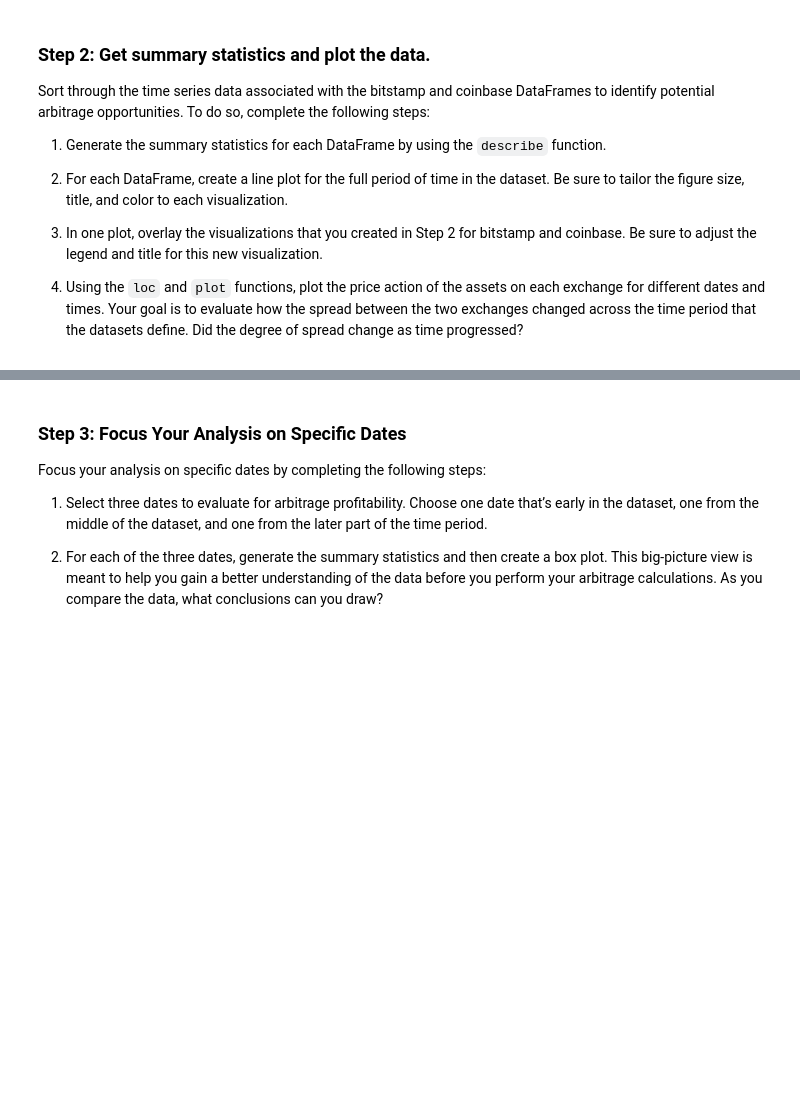
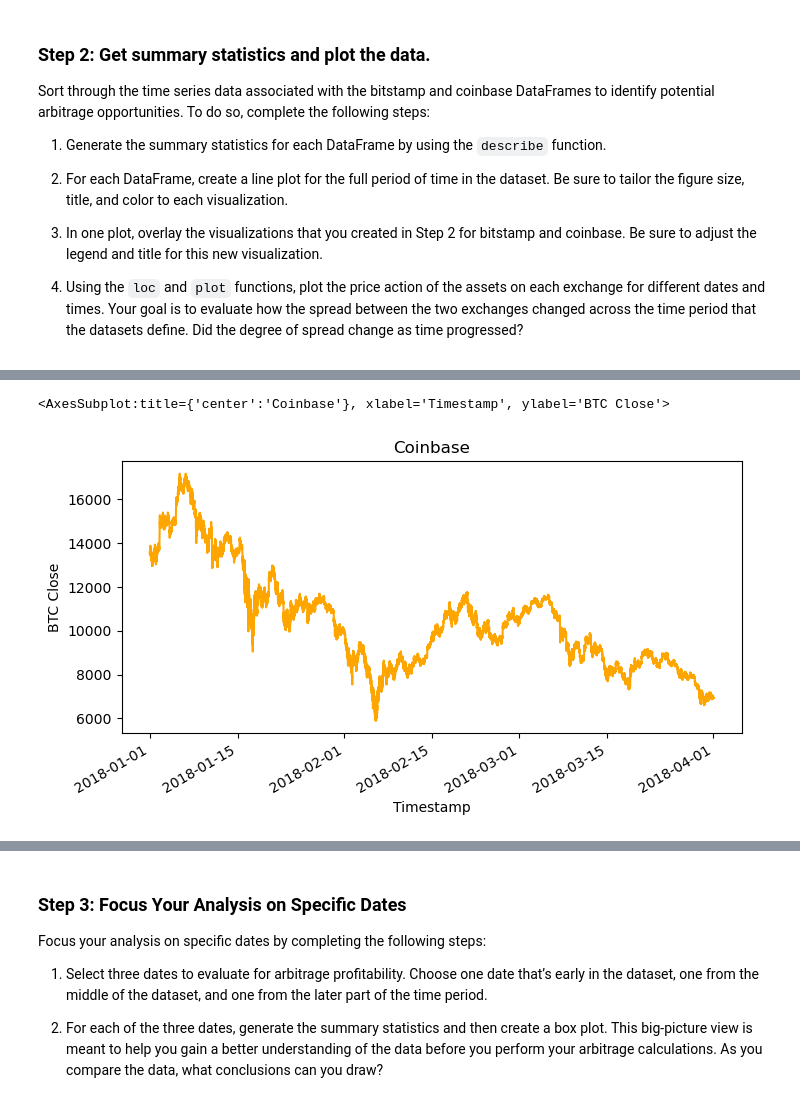
Before and after one commit to BorisDudkin/Fintech_Module3_Bitcoin_Arbitrage, a Jupyter notebook: crypto_arbitrage.ipynb, the cells around one changed output, grey strips where cells are left out. Cells and saved outputs as stored; diff of their text form; code cells hidden in the pictures; blank space fills up the shorter version.

```diff
--- a/crypto_arbitrage.ipynb
+++ b/crypto_arbitrage.ipynb
@@ -407,7 +444,10 @@ Sort through the time series data associated with the bitstamp and coinbase Data
 # %%
 # Create a line plot for the coinbase DataFrame for the full length of time in the dataset
 # Be sure that the figure size, title, and color are tailored to each visualization
-# YOUR CODE HERE
+coinbase['Close'].plot(figsize=(8, 4), title="Coinbase", ylabel = "BTC Close",color="orange")
+# %% [output]
+<AxesSubplot:title={'center':'Coinbase'}, xlabel='Timestamp', ylabel='BTC Close'>
+[figure, added]
 # %%
 # Overlay the visualizations for the bitstamp and coinbase DataFrames in one plot
 # The plot should visualize the prices over the full lenth of the dataset
```
Also changed, not shown: parts of 20 cells of this notebook.
